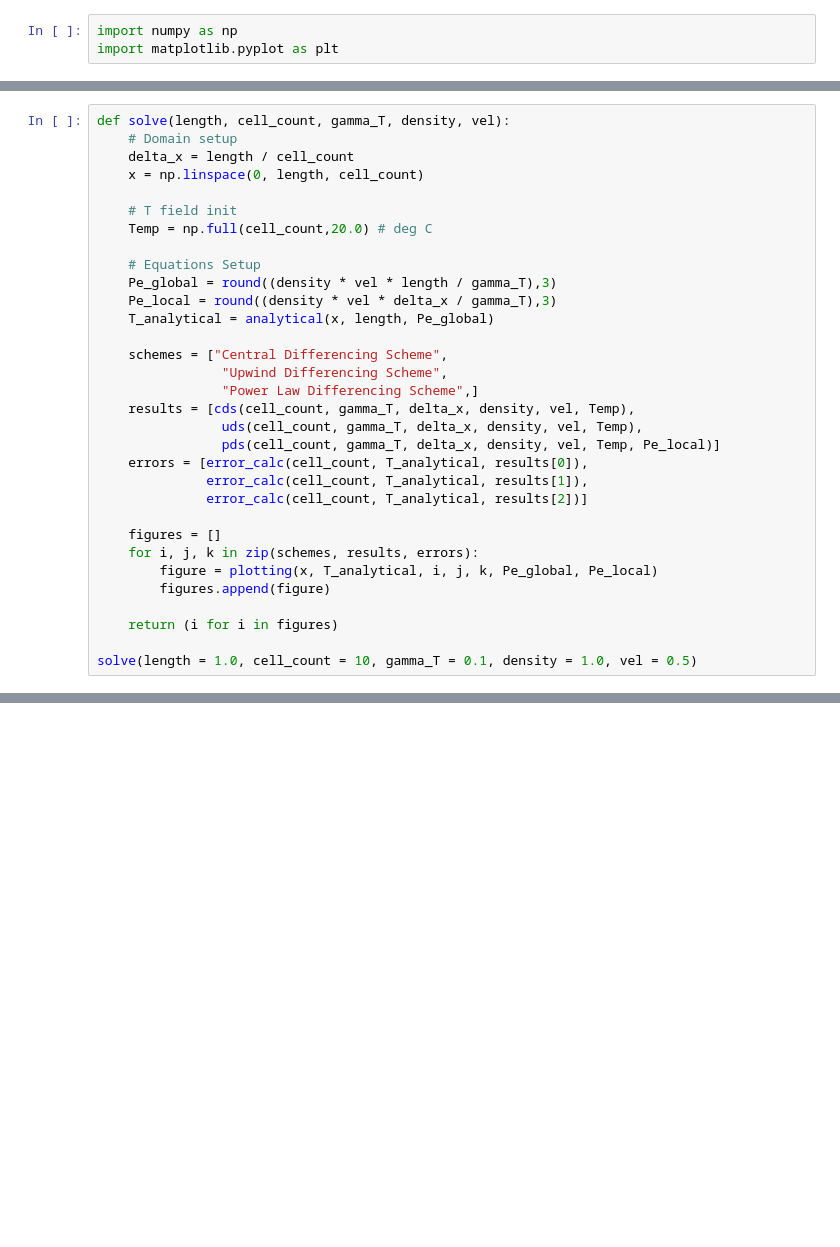
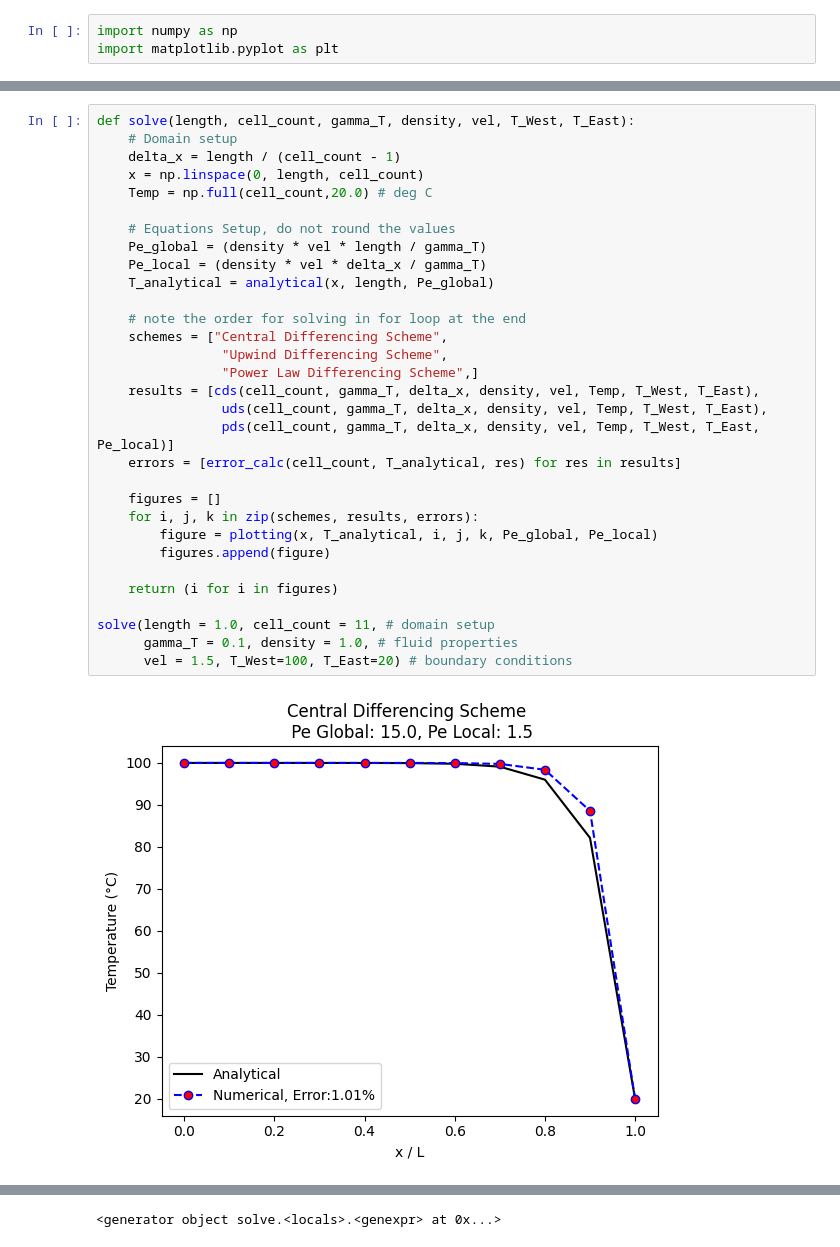
Before and after one commit to abirizky998/CFD_Course_Imperial, a Jupyter notebook: Coursework 1/dev_code.ipynb, the cells around one changed output, grey strips where cells are left out. Drawn from its saved outputs; the diff is of its cells as text; blank space fills up the shorter version.

Commit message:
Bug fixes by fixing the delta_x variable to a more correct value, so error results for CDS and PLDS closely match the theoretical values

```diff
--- a/Coursework 1/dev_code.ipynb
+++ b/Coursework 1/dev_code.ipynb
@@ -83,32 +82,33 @@ def pds(N, gamma, dx, rho, u, temp, Pe):
 # %%
-def solve(length, cell_count, gamma_T, density, vel):
+def solve(length, cell_count, gamma_T, density, vel, T_West, T_East):
     # Domain setup
-    delta_x = length / cell_count
+    delta_x = length / (cell_count - 1)
     x = np.linspace(0, length, cell_count)
-
-    # T field init
     Temp = np.full(cell_count,20.0) # deg C
 
-    # Equations Setup
-    Pe_global = round((density * vel * length / gamma_T),3)
-    Pe_local = round((density * vel * delta_x / gamma_T),3)
+    # Equations Setup, do not round the values
+    Pe_global = (density * vel * length / gamma_T)
+    Pe_local = (density * vel * delta_x / gamma_T)
     T_analytical = analytical(x, length, Pe_global)
 
+    # note the order for solving in for loop at the end
     schemes = ["Central Differencing Scheme",
                 "Upwind Differencing Scheme",
                 "Power Law Differencing Scheme",]
-    results = [cds(cell_count, gamma_T, delta_x, density, vel, Temp),
-                uds(cell_count, gamma_T, delta_x, density, vel, Temp),
-                pds(cell_count, gamma_T, delta_x, density, vel, Temp, Pe_local)]
-    errors = [error_calc(cell_count, T_analytical, results[0]),
-              error_calc(cell_count, T_analytical, results[1]),
-              error_calc(cell_count, T_analytical, results[2])]
+    results = [cds(cell_count, gamma_T, delta_x, density, vel, Temp, T_West, T_East),
+                uds(cell_count, gamma_T, delta_x, density, vel, Temp, T_West, T_East),
+                pds(cell_count, gamma_T, delta_x, density, vel, Temp, T_West, T_East, Pe_local)]
+    errors = [error_calc(cell_count, T_analytical, res) for res in results]
 
     figures = []
     for i, j, k in zip(schemes, results, errors):
         figure = plotting(x, T_analytical, i, j, k, Pe_global, Pe_local)
         figures.append(figure)
 
     return (i for i in figures)
 
-solve(length = 1.0, cell_count = 10, gamma_T = 0.1, density = 1.0, vel = 0.5)
+solve(length = 1.0, cell_count = 11, # domain setup
+      gamma_T = 0.1, density = 1.0, # fluid properties
+      vel = 1.5, T_West=100, T_East=20) # boundary conditions
+# %% [output]
+[figure, added]
@@ -114,0 +117 @@ solve(length = 1.0, cell_count = 10, gamma_T = 0.1, density = 1.0, vel = 0.5)
+<generator object solve.<locals>.<genexpr> at 0x...>
```
Also changed, not shown: parts of 3 cells of this notebook, 4 other files.
